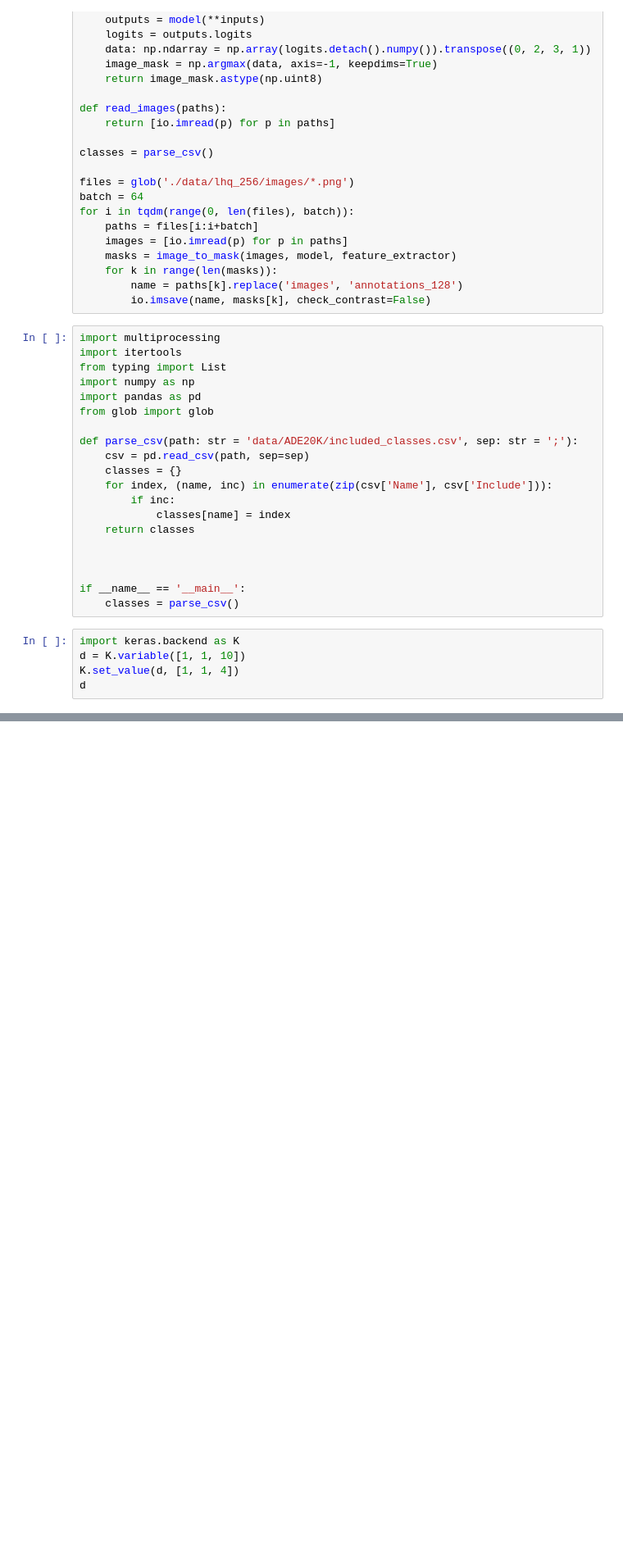
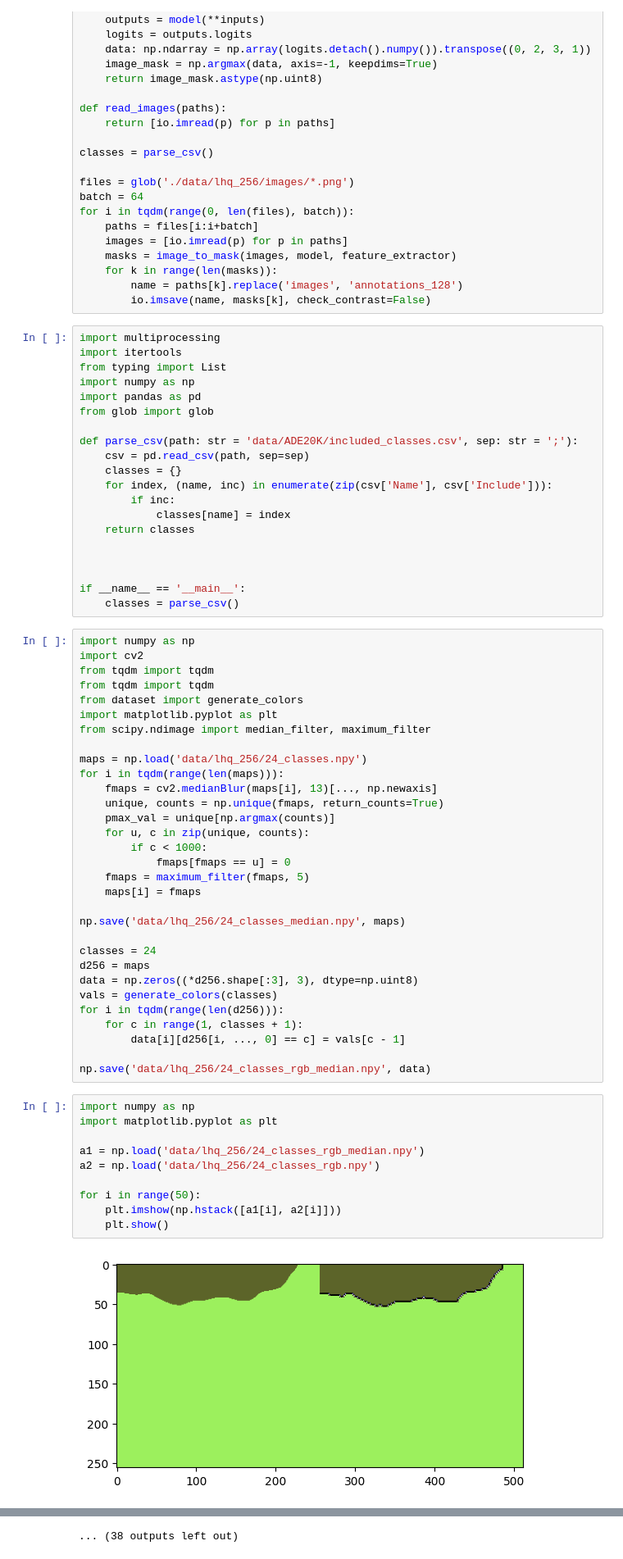
Before and after one commit to adriankucharski/RealisticImageGenerator, a Jupyter notebook: nvidia_model.ipynb, the cells around one changed output, grey strips where cells are left out. Shown at 82% size. Cells and saved outputs as stored; diff of their text form; blank space fills up the shorter version.

```diff
--- a/nvidia_model.ipynb
+++ b/nvidia_model.ipynb
@@ -75,8 +75,46 @@ def parse_csv(path: str = 'data/ADE20K/included_classes.csv', sep: str = ';'):
 
 if __name__ == '__main__':
     classes = parse_csv()
-# %%
-import keras.backend as K
-d = K.variable([1, 1, 10])
-K.set_value(d, [1, 1, 4])
-d
+# %%
+import numpy as np
+import cv2
+from tqdm import tqdm
+from tqdm import tqdm
+from dataset import generate_colors
+import matplotlib.pyplot as plt
+from scipy.ndimage import median_filter, maximum_filter
+
+maps = np.load('data/lhq_256/24_classes.npy')
+for i in tqdm(range(len(maps))):
+    fmaps = cv2.medianBlur(maps[i], 13)[..., np.newaxis]
+    unique, counts = np.unique(fmaps, return_counts=True)
+    pmax_val = unique[np.argmax(counts)]
+    for u, c in zip(unique, counts):
+        if c < 1000:
+            fmaps[fmaps == u] = 0
+    fmaps = maximum_filter(fmaps, 5)
+    maps[i] = fmaps
+
+np.save('data/lhq_256/24_classes_median.npy', maps)
+
+classes = 24
+d256 = maps
+data = np.zeros((*d256.shape[:3], 3), dtype=np.uint8)
+vals = generate_colors(classes)
+for i in tqdm(range(len(d256))):
+    for c in range(1, classes + 1):
+        data[i][d256[i, ..., 0] == c] = vals[c - 1]
+
+np.save('data/lhq_256/24_classes_rgb_median.npy', data)
+# %%
+import numpy as np
+import matplotlib.pyplot as plt
+
+a1 = np.load('data/lhq_256/24_classes_rgb_median.npy')
+a2 = np.load('data/lhq_256/24_classes_rgb.npy')
+
+for i in range(50):
+    plt.imshow(np.hstack([a1[i], a2[i]]))
+    plt.show()
+# %% [output]
+[figure, added]
@@ -82,0 +132 @@ d
+... (38 outputs left out)
```
Also changed, not shown: parts of 1 cell of this notebook, 13 other files.
